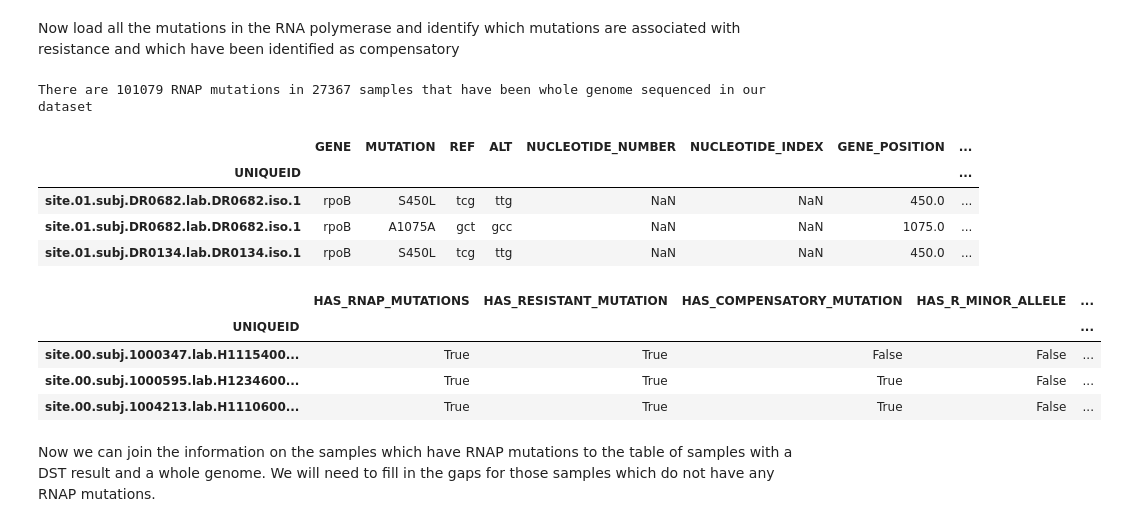
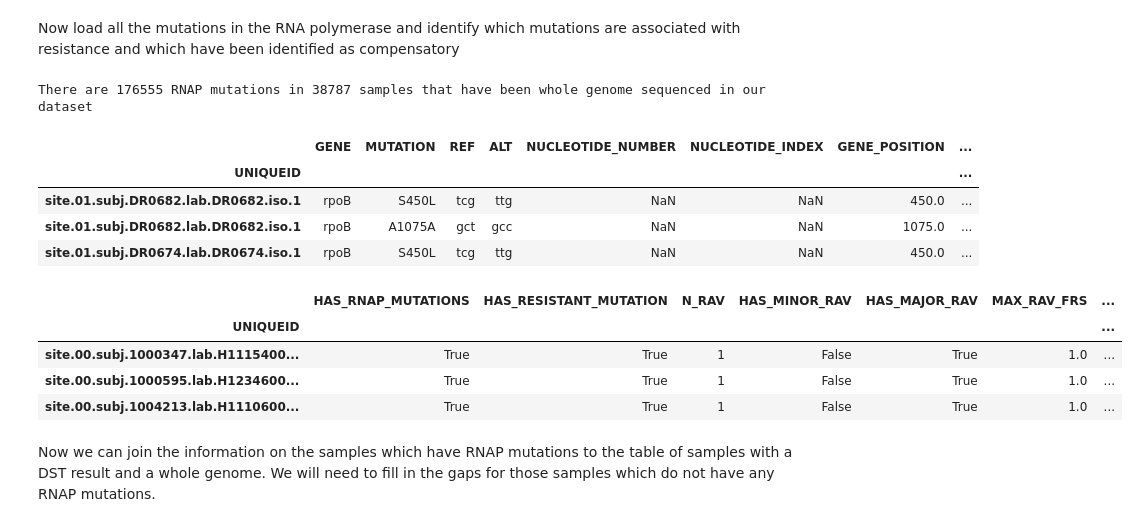
Before and after one commit to fowler-lab/tuberculosis-RNAP-subpopulations, a Jupyter notebook: analysis.ipynb, the cells around one changed output. Saved outputs shown, nothing was run; the diff lists cells and outputs as text; code cells hidden in the pictures.

```diff
--- a/analysis.ipynb
+++ b/analysis.ipynb
@@ -158,75 +155,100 @@ mutations['GENE_MUTATION'] = np.where(
     mutations['GENE'].astype(str) + '_' + mutations['MUTATION'].astype(str)  # Else: use GENE + MUTATION
 )
 
-# all the homogenous mutations have an FRS of NaN so set to unity for now
+# all the homogenous mutations have an FRS of NaN so set to unity
 mutations.loc[~mutations.IS_MINOR_ALLELE, 'FRS'] = 1
 
 mutations['IS_RESISTANT_MUTATION'] = mutations['GENE_MUTATION'].isin(resistance_mutations)
 mutations['IS_COMPENSATORY_MUTATION'] = mutations['GENE_MUTATION'].isin(compensatory_mutations)
 mutations.set_index('UNIQUEID', inplace=True)
 
-mutations = mutations[mutations.index.isin(samples.index)]
-
 print(f"There are {len(mutations)} RNAP mutations in {len(mutations.index.unique())} samples that have been whole genome sequenced in our dataset")
 mutations[:3]
 # %% [output]
-There are 101079 RNAP mutations in 27367 samples that have been whole genome sequenced in our dataset
+There are 176555 RNAP mutations in 38787 samples that have been whole genome sequenced in our dataset
 |  | GENE | MUTATION | REF | ALT | NUCLEOTIDE_NUMBER | NUCLEOTIDE_INDEX | GENE_POSITION | ... |
 | UNIQUEID |  |  |  |  |  |  |  | ... |
 | site.01.subj.DR0682.lab.DR0682.iso.1 | rpoB | S450L | tcg | ttg | NaN | NaN | 450.0 | ... |
 | site.01.subj.DR0682.lab.DR0682.iso.1 | rpoB | A1075A | gct | gcc | NaN | NaN | 1075.0 | ... |
-| site.01.subj.DR0134.lab.DR0134.iso.1 | rpoB | S450L | tcg | ttg | NaN | NaN | 450.0 | ... |
+| site.01.subj.DR0674.lab.DR0674.iso.1 | rpoB | S450L | tcg | ttg | NaN | NaN | 450.0 | ... |
 # %%
 # aggregate mutations by UNIQUEID and keep columns of interest: define FRS to be the maximum of any resistant mutations, otherwise the maximum of the remaining mutations
 
 def aggregate_minor_major_allele(group):
 
+    resistant_frs_value = None
+    compensatory_frs_value = None
+
     # Check if any row has both IS_MINOR_ALLELE and RESISTANT_MUTATION
-    minor_allele_flag = any((group['IS_MINOR_ALLELE']) & (group['IS_RESISTANT_MUTATION']))
-    major_allele_flag = any((~group['IS_MINOR_ALLELE']) & (group['IS_RESISTANT_MUTATION']))
+    resistant_minor_allele_flag = any((group['IS_MINOR_ALLELE']) & (group['IS_RESISTANT_MUTATION']))
 
+    # Check if any row both isn't IS_MINOR_ALLELE and RESISTANT_MUTATION
+    resistant_major_allele_flag = any((~group['IS_MINOR_ALLELE']) & (group['IS_RESISTANT_MUTATION']))
+
+    # Get the rows where there is a resistant major allele
     resistant_major_allele_rows = group[(~group['IS_MINOR_ALLELE']) & (group['IS_RESISTANT_MUTATION'])]
 
     # Get the rows where there is a resistant minor allele
     resistant_minor_allele_rows = group[(group['IS_MINOR_ALLELE']) & (group['IS_RESISTANT_MUTATION'])]
-
-    resistant_allele_rows = group[(group['IS_RESISTANT_MUTATION'])]
 
     if resistant_major_allele_rows.empty:
 
         if not resistant_minor_allele_rows.empty:
 
             # If there are resistant minor alleles, get the maximum FRS value for those rows
-            frs_value = resistant_minor_allele_rows['FRS'].max()
-
-        else:
-
-            # Otherwise, use the maximum FRS value from the remaining non-resistant mutations
-            frs_value = group['FRS'].max()
+            resistant_frs_value = resistant_minor_allele_rows['FRS'].max()
 
     else:
 
-        frs_value = resistant_major_allele_rows['FRS'].max()
+        resistant_frs_value = resistant_major_allele_rows['FRS'].max()
+
+    # Check if any row has both IS_MINOR_ALLELE and COMPENSATORY_MUTATION
+    compensatory_minor_allele_flag = any((group['IS_MINOR_ALLELE']) & (group['IS_COMPENSATORY_MUTATION']))
+
+    # Check if any row both isn't IS_MINOR_ALLELE and COMPENSATORY_MUTATION
+    compensatory_major_allele_flag = any((~group['IS_MINOR_ALLELE']) & (group['IS_COMPENSATORY_MUTATION']))
+
+    # Get the rows where there is a resistant major allele
+    compensatory_major_allele_rows = group[(~group['IS_MINOR_ALLELE']) & (group['IS_COMPENSATORY_MUTATION'])]
+
+    # Get the rows where there is a resistant minor allele
+    compensatory_minor_allele_rows = group[(group['IS_MINOR_ALLELE']) & (group['IS_COMPENSATORY_MUTATION'])]
+
+    if compensatory_major_allele_rows.empty:
+
+        if not compensatory_minor_allele_rows.empty:
+
+            # If there are resistant minor alleles, get the maximum FRS value for those rows
+            compensatory_frs_value = compensatory_minor_allele_rows['FRS'].max()
+
+    else:
+
+        compensatory_frs_value = compensatory_major_allele_rows['FRS'].max()
 
     return pd.Series({
         'HAS_RNAP_MUTATIONS': True,
         'HAS_RESISTANT_MUTATION': group['IS_RESISTANT_MUTATION'].max(),
+        'N_RAV': group['IS_RESISTANT_MUTATION'].sum(),
+        'HAS_MINOR_RAV': resistant_minor_allele_flag,
+        'HAS_MAJOR_RAV': resistant_major_allele_flag,
+        'MAX_RAV_FRS': resistant_frs_value,  # Use the maximum FRS for any RAVs present
         'HAS_COMPENSATORY_MUTATION': group['IS_COMPENSATORY_MUTATION'].max(),
-        'HAS_R_MINOR_ALLELE': minor_allele_flag,
-        'HAS_R_MAJOR_ALLELE': major_allele_flag,
-        'FRS': frs_value,  # Use the maximum FRS for resistant minor alleles, if present
+        'N_CM': group['IS_COMPENSATORY_MUTATION'].sum(),
+        'HAS_MINOR_CM': compensatory_minor_allele_flag,
+        'HAS_MAJOR_CM': compensatory_major_allele_flag,
+        'MAX_CM_FRS': compensatory_frs_value,  # Use the maximum FRS for any compensatory mutations present
     })
 
 # Apply the custom aggregation function
 agg_mutations = mutations.groupby('UNIQUEID').apply(aggregate_minor_major_allele).reset_index()
 agg_mutations.set_index('UNIQUEID', inplace=True)
 agg_mutations[:3]
 # %% [output]
-|  | HAS_RNAP_MUTATIONS | HAS_RESISTANT_MUTATION | HAS_COMPENSATORY_MUTATION | HAS_R_MINOR_ALLELE | ... |
-| UNIQUEID |  |  |  |  | ... |
-| site.00.subj.1000347.lab.H1115400... | True | True | False | False | ... |
-| site.00.subj.1000595.lab.H1234600... | True | True | True | False | ... |
-| site.00.subj.1004213.lab.H1110600... | True | True | True | False | ... |
+|  | HAS_RNAP_MUTATIONS | HAS_RESISTANT_MUTATION | N_RAV | HAS_MINOR_RAV | HAS_MAJOR_RAV | MAX_RAV_FRS | ... |
+| UNIQUEID |  |  |  |  |  |  | ... |
+| site.00.subj.1000347.lab.H1115400... | True | True | 1 | False | True | 1.0 | ... |
+| site.00.subj.1000595.lab.H1234600... | True | True | 1 | False | True | 1.0 | ... |
+| site.00.subj.1004213.lab.H1110600... | True | True | 1 | False | True | 1.0 | ... |
 # %% [markdown]
 Now we can join the information on the samples which have RNAP mutations to the table of samples with a DST result and a whole genome. We will need to fill in the gaps for those samples which do not have any RNAP mutations.
 # %%
```
Also changed, not shown: parts of 31 cells of this notebook, 8 other files.
